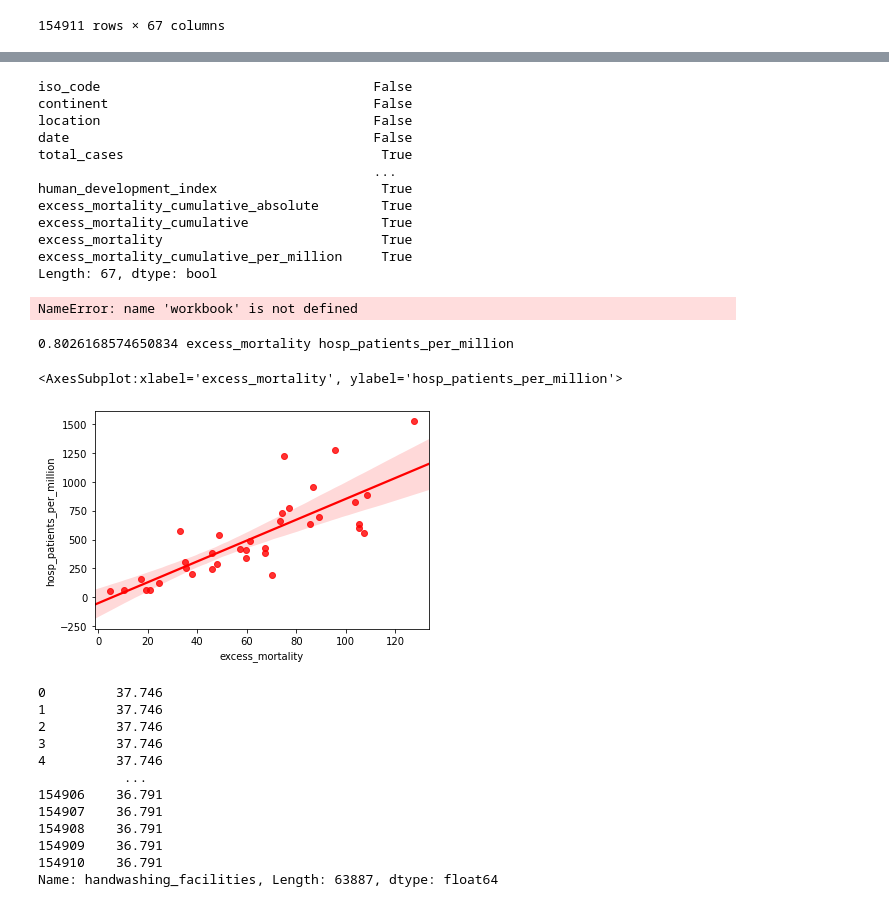
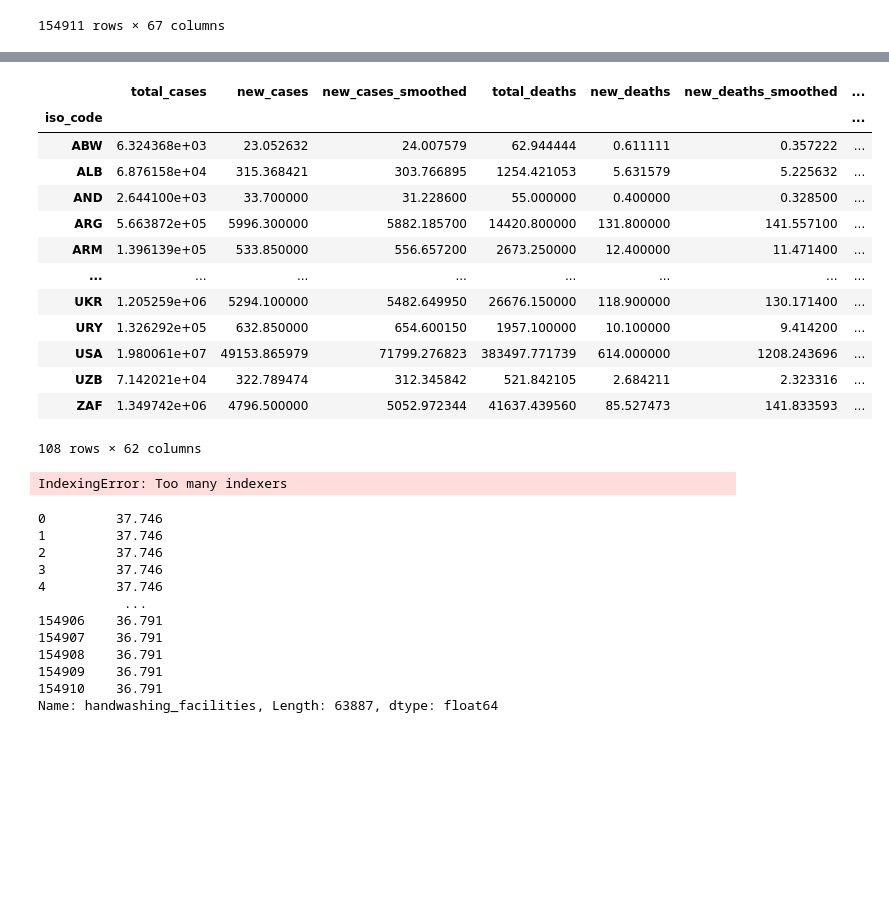
Before and after one commit to Higgs32584/Manhattan-BAC-2022, a Jupyter notebook: script.ipynb, the cells around one changed output, grey strips where cells are left out. Cells and saved outputs as stored; diff of their text form; code cells hidden in the pictures; blank space fills up the shorter version.

```diff
--- a/script.ipynb
+++ b/script.ipynb
@@ -177,15 +213,17 @@ KeyError: 'stringency index'
 # %%
-workbook.dtypes == 'float64'
+workbook
 # %% [output]
+|  | total_cases | new_cases | new_cases_smoothed | total_deaths | new_deaths | new_deaths_smoothed | ... |
+| iso_code |  |  |  |  |  |  | ... |
+| ABW | 6.324368e+03 | 23.052632 | 24.007579 | 62.944444 | 0.611111 | 0.357222 | ... |
+| ALB | 6.876158e+04 | 315.368421 | 303.766895 | 1254.421053 | 5.631579 | 5.225632 | ... |
+| AND | 2.644100e+03 | 33.700000 | 31.228600 | 55.000000 | 0.400000 | 0.328500 | ... |
+| ARG | 5.663872e+05 | 5996.300000 | 5882.185700 | 14420.800000 | 131.800000 | 141.557100 | ... |
+| ARM | 1.396139e+05 | 533.850000 | 556.657200 | 2673.250000 | 12.400000 | 11.471400 | ... |
+| ... | ... | ... | ... | ... | ... | ... | ... |
+| UKR | 1.205259e+06 | 5294.100000 | 5482.649950 | 26676.150000 | 118.900000 | 130.171400 | ... |
+| URY | 1.326292e+05 | 632.850000 | 654.600150 | 1957.100000 | 10.100000 | 9.414200 | ... |
+| USA | 1.980061e+07 | 49153.865979 | 71799.276823 | 383497.771739 | 614.000000 | 1208.243696 | ... |
+| UZB | 7.142021e+04 | 322.789474 | 312.345842 | 521.842105 | 2.684211 | 2.323316 | ... |
+| ZAF | 1.349742e+06 | 4796.500000 | 5052.972344 | 41637.439560 | 85.527473 | 141.833593 | ... |
-iso_code                                   False
-continent                                  False
-location                                   False
-date                                       False
-total_cases                                 True
-                                           ...
-human_development_index                     True
-excess_mortality_cumulative_absolute        True
-excess_mortality_cumulative                 True
-excess_mortality                            True
-excess_mortality_cumulative_per_million     True
-Length: 67, dtype: bool
+108 rows × 62 columns
@@ -195,30 +230,7 @@ correlation_df.to_csv(path_or_buf='corr.csv',float_format='%.4f')
-# %%
-workbook.columns
-# %% [output]
-NameError: name 'workbook' is not defined
-# %%
-column1= 'excess_mortality'
-maax=0
-maxOne=""
-maxTwo=""
-for column2 in bob.columns:
-    if(column1 != column2):
-        final=workbook.loc[:,[column1,column2,'iso_code']].dropna()
-        final=final.groupby('iso_code').max(column2)
-        corel=np.corrcoef(final[column1],final[column2])
-        coeff=corel[0,1]
-        if(coeff > maax):
-            maax=coeff
-            maxOne=column1
-            maxTwo=column2
-print(maax,maxOne,maxTwo)
-final=workbook.loc[:,[maxOne,maxTwo,'iso_code']].dropna()
-final=final.groupby('iso_code').max(maxTwo)
-sns.regplot(y=final[maxTwo],x=final[maxOne],color='red')
-# %% [output]
-0.8026168574650834 excess_mortality hosp_patients_per_million
-<AxesSubplot:xlabel='excess_mortality', ylabel='hosp_patients_per_million'>
-[figure, removed]
+# %%
+ final=workbook.loc['iso_code','iso_code','iso_code'].dropna()
+# %% [output]
+IndexingError: Too many indexers
 # %%
 workbook['handwashing_facilities'].dropna()
 # %% [output]
```
Also changed, not shown: parts of 12 cells of this notebook, 1 other file.
